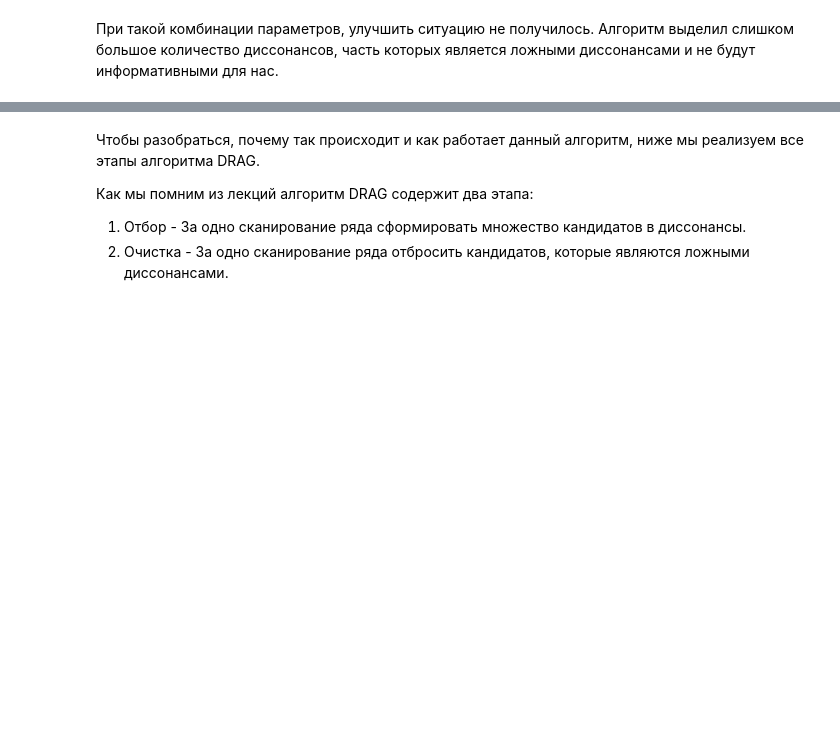
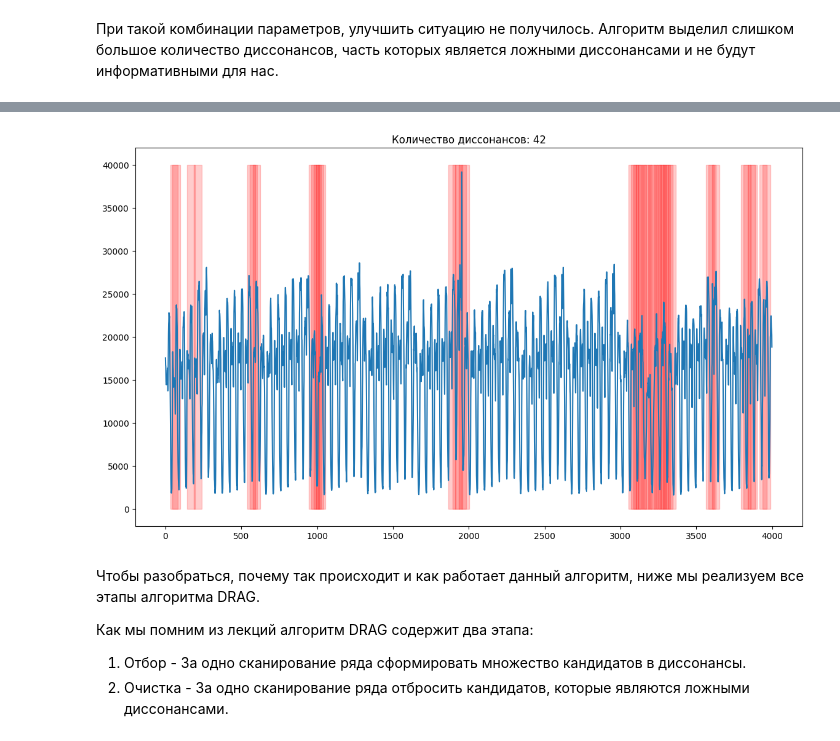
Before and after one commit to konstaya/2024-Kuznetcova-TimeSeriesCourse, a Jupyter notebook: practice/03 Discords/03 Discords.ipynb, the cells around one changed output, grey strips where cells are left out. Saved outputs shown, nothing was run; the diff lists cells and outputs as text; code cells hidden in the pictures; blank space fills up the shorter version.

```diff
--- a/practice/03 Discords/03 Discords.ipynb
+++ b/practice/03 Discords/03 Discords.ipynb
@@ -225,3 +267,21 @@ print(f'Колличество найденных диссонансов: {len(i
+# %%
+def get_plot2(data, ax, result, title="", fill_color='lightcoral'):
+
+
+    ax.set_title(title)
+    ax.plot(data)
+
+    # Выделение диссонансов на графике
+    for i, discord in enumerate(result):
+        start_idx = discord
+        end_idx = 0
+        ax.add_patch(Rectangle((start_idx, end_idx), 50, 40000, alpha=0.2, color='r'))
+
+fig, ax = plt.subplots(1, 1, figsize=(14, 8))
+get_plot2(data, ax, idxs, fill_color='lightsteelblue',
+                title='Количество диссонансов: ' + str(len(idxs)))
+# %% [output]
+[figure, added]
 # %% [markdown]
 Чтобы разобраться, почему так происходит и как работает данный алгоритм, ниже мы реализуем все этапы алгоритма DRAG.
 
```
Also changed, not shown: parts of 12 cells of this notebook.
